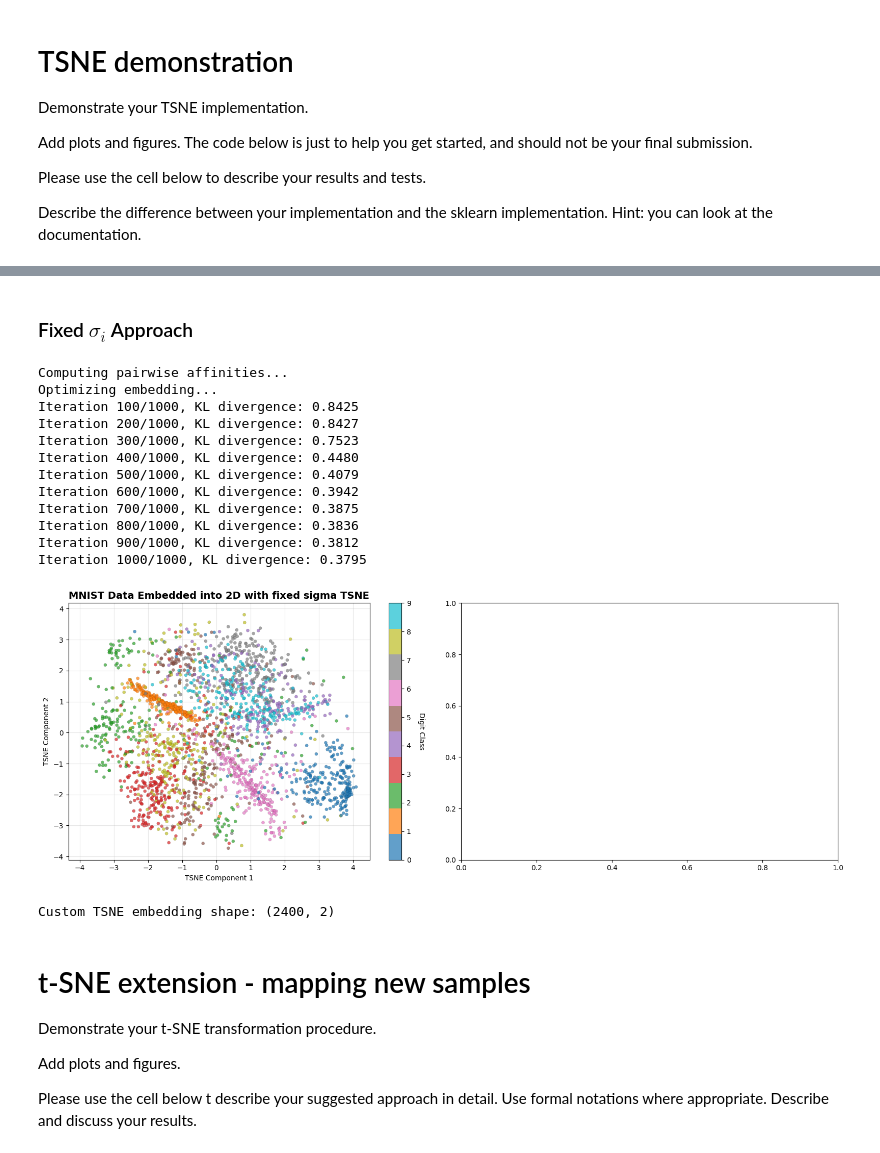
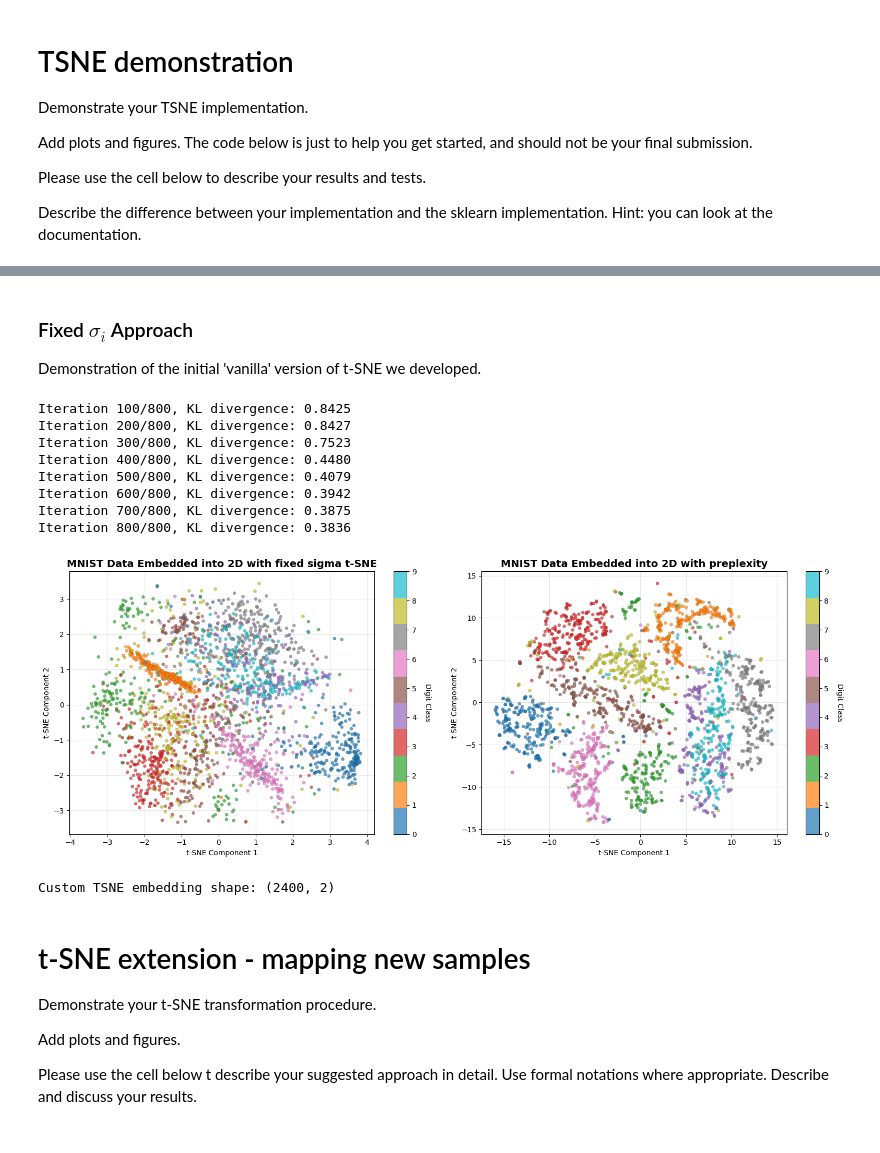
Before and after one commit to Yaligal12/Advanced-Machine-Learning, a Jupyter notebook: HW1.ipynb, the cells around one changed output, grey strips where cells are left out. Cells and saved outputs as stored; diff of their text form; code cells hidden in the pictures.

Commit message:
final version

```diff
--- a/HW1.ipynb
+++ b/HW1.ipynb
@@ -527,40 +493,48 @@ Custom t-SNE embedding shape: (2400, 2)
 Sklearn t-SNE embedding shape: (2400, 2)
 # %% [markdown]
 ### Fixed $\sigma_i$ Approach
+Demonstration of the initial 'vanilla' version of t-SNE we developed.
 # %%
 custom_sigma = 3.0  # Standard value
-custom_tsne_old = CustomTSNE(sigma=custom_sigma, n_components=2, n_iter=1000, learning_rate=150.0)
+custom_tsne_old = CustomTSNE(sigma=custom_sigma, n_components=2, n_iter=800, learning_rate=150.0)
 custom_Y_old = custom_tsne_old.fit_transform(X_train, old=True)
 
 fig, axes = plt.subplots(1, 2, figsize=(16, 6))
 
+# fixed sigma t-SNE
 scatter1 = axes[0].scatter(custom_Y_old[:, 0], custom_Y_old[:, 1], s=20, c=label_train.astype(int),
                            cmap='tab10', alpha=0.7, edgecolors='k', linewidth=0.1)
-axes[0].set_title('MNIST Data Embedded into 2D with fixed sigma TSNE', fontsize=14, fontweight='bold')
-axes[0].set_xlabel('TSNE Component 1')
-axes[0].set_ylabel('TSNE Component 2')
+axes[0].set_title('MNIST Data Embedded into 2D with fixed sigma t-SNE', fontsize=14, fontweight='bold')
+axes[0].set_xlabel('t-SNE Component 1')
+axes[0].set_ylabel('t-SNE Component 2')
 axes[0].grid(True, alpha=0.3)
 cbar1 = plt.colorbar(scatter1, ax=axes[0])
 cbar1.set_label('Digit Class', rotation=270, labelpad=20)
+
+# preplexity based t-sne
+scatter2 = axes[1].scatter(custom_Y[:, 0], custom_Y[:, 1], s=20, c=label_train.astype(int),
+                           cmap='tab10', alpha=0.7, edgecolors='k', linewidth=0.1)
+axes[1].set_title('MNIST Data Embedded into 2D with preplexity', fontsize=14, fontweight='bold')
+axes[1].set_xlabel('t-SNE Component 1')
+axes[1].set_ylabel('t-SNE Component 2')
+axes[1].grid(True, alpha=0.3)
+cbar2 = plt.colorbar(scatter2, ax=axes[1])
+cbar2.set_label('Digit Class', rotation=270, labelpad=20)
 
 plt.tight_layout()
 plt.show()
 
 print(f"\nCustom TSNE embedding shape: {custom_Y_old.shape}")
 # %% [output]
-Computing pairwise affinities...
-Optimizing embedding...
-Iteration 100/1000, KL divergence: 0.8425
-Iteration 200/1000, KL divergence: 0.8427
-Iteration 300/1000, KL divergence: 0.7523
-Iteration 400/1000, KL divergence: 0.4480
-Iteration 500/1000, KL divergence: 0.4079
-Iteration 600/1000, KL divergence: 0.3942
-Iteration 700/1000, KL divergence: 0.3875
-Iteration 800/1000, KL divergence: 0.3836
-Iteration 900/1000, KL divergence: 0.3812
-Iteration 1000/1000, KL divergence: 0.3795
+Iteration 100/800, KL divergence: 0.8425
+Iteration 200/800, KL divergence: 0.8427
+Iteration 300/800, KL divergence: 0.7523
+Iteration 400/800, KL divergence: 0.4480
+Iteration 500/800, KL divergence: 0.4079
+Iteration 600/800, KL divergence: 0.3942
+Iteration 700/800, KL divergence: 0.3875
+Iteration 800/800, KL divergence: 0.3836
-[figure, old version]
+[figure, new version]
 Custom TSNE embedding shape: (2400, 2)
 # %% [markdown]
 # t-SNE extension - mapping new samples
```
Also changed, not shown: parts of 8 cells of this notebook.
